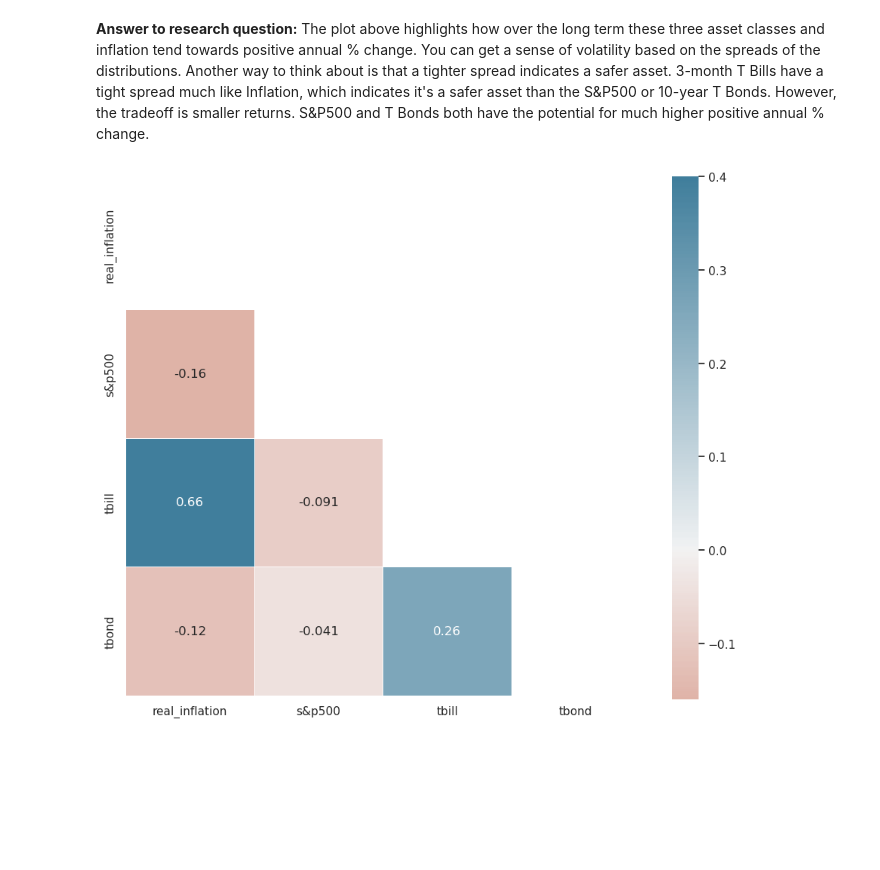
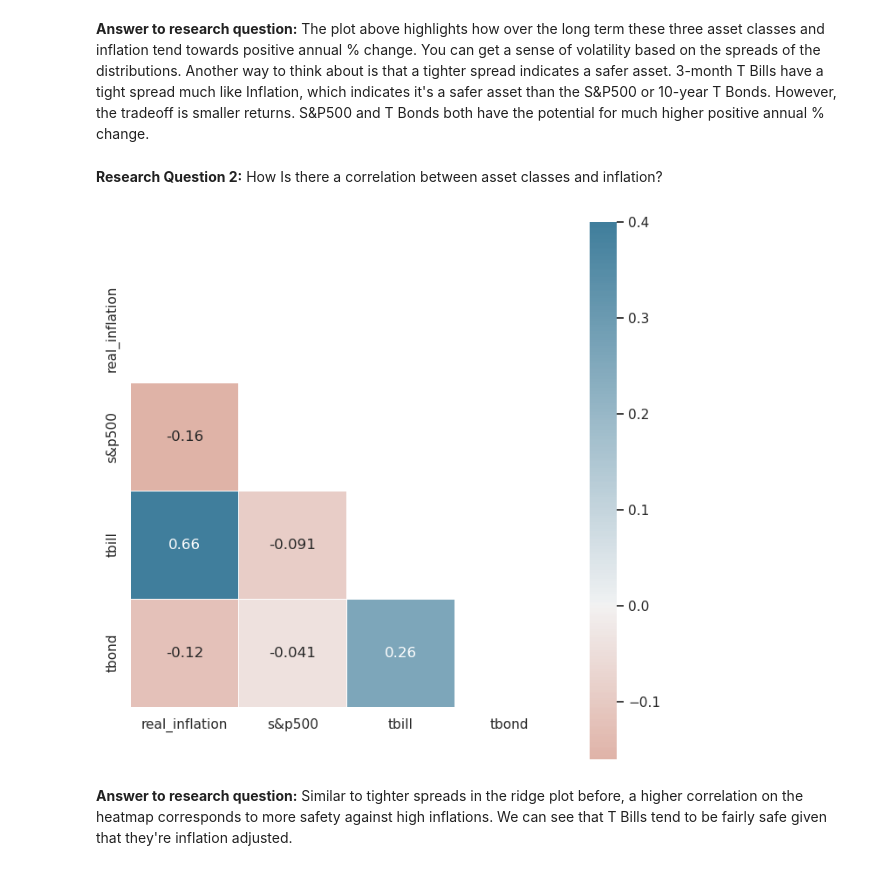
Before and after one commit to tristenwallace/asset_inflation_performance, a Jupyter notebook: asset_analysis.ipynb, the cells around one changed output. Cells and saved outputs as stored; diff of their text form; code cells hidden in the pictures; blank space fills up the shorter version.

```diff
--- a/asset_analysis.ipynb
+++ b/asset_analysis.ipynb
@@ -641,15 +626,19 @@ g.despine(bottom=True, left=True);
 [figure]
 # %% [markdown]
 **Answer to research question:** The plot above highlights how over the long term these three asset classes and inflation tend towards positive annual % change. You can get a sense of volatility based on the spreads of the distributions. Another way to think about is that a tighter spread indicates a safer asset. 3-month T Bills have a tight spread much like Inflation, which indicates it's a safer asset than the S&P500 or 10-year T Bonds. However, the tradeoff is smaller returns. S&P500 and T Bonds both have the potential for much higher positive annual % change.
+# %% [markdown]
+**Research Question 2:** How Is there a correlation between asset classes and inflation?
 # %%
 #plot credit: https://seaborn.pydata.org/examples/spreadsheet_heatmap.html
 
 r = df.corr()
 sns.set_theme(style="white")
 mask = np.triu(np.ones_like(r, dtype=bool))
-f, ax = plt.subplots(figsize=(11, 9))
+f, ax = plt.subplots(figsize=(8, 8))
 cmap = sns.diverging_palette(20, 230, as_cmap=True)
 sns.heatmap(r, annot=True, mask=mask, cmap=cmap, vmax=.4, center=0,
             square=True, linewidths=.5, ax=ax);
 # %% [output]
-[figure, old version]
+[figure, new version]
+# %% [markdown]
+**Answer to research question:** Similar to tighter spreads in the ridge plot before, a higher correlation on the heatmap corresponds to more safety against high inflations. We can see that T Bills tend to be fairly safe given that they're inflation adjusted.
```
Also changed, not shown: parts of 3 cells of this notebook, 3 other files.
